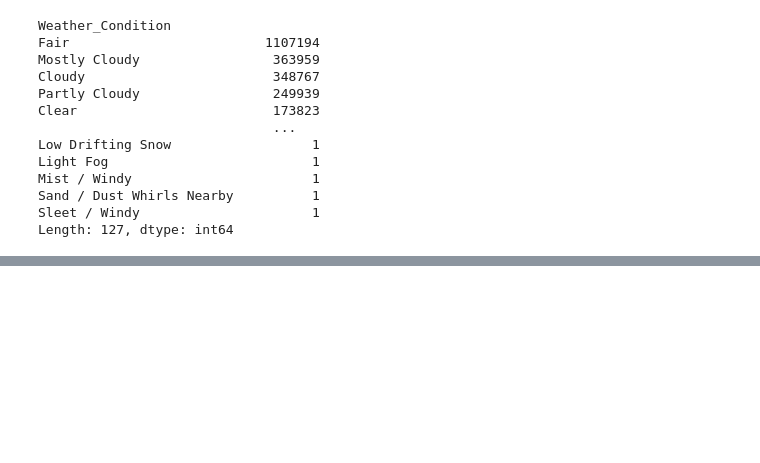
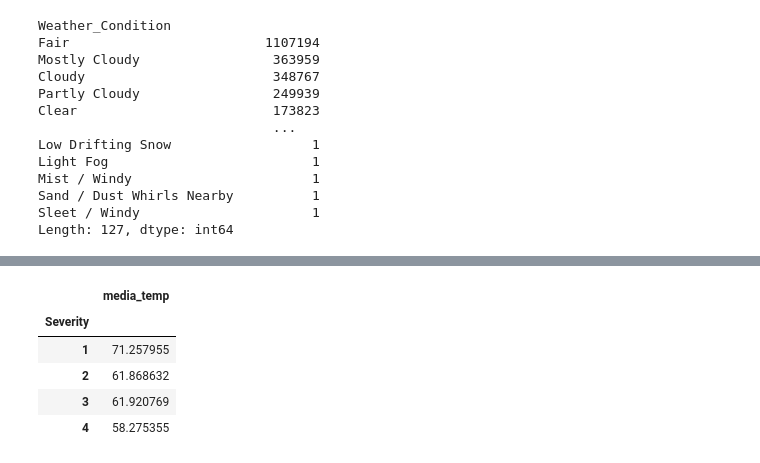
Before and after one commit to williamsasaki/jubilant-robot, a Jupyter notebook: ml_acidentes_tcc.ipynb, the cells around one changed output, grey strips where cells are left out. Saved outputs shown, nothing was run; the diff lists cells and outputs as text; code cells hidden in the pictures; blank space fills up the shorter version.

```diff
--- a/ml_acidentes_tcc.ipynb
+++ b/ml_acidentes_tcc.ipynb
@@ -142,0 +194,9 @@ TypeError: numpy boolean subtract, the `-` operator, is not supported, use the b
+# %%
+df.groupby('Severity').agg(media_temp=('Temperature(F)','mean'))
+# %% [output]
+|  | media_temp |
+| Severity |  |
+| 1 | 71.257955 |
+| 2 | 61.868632 |
+| 3 | 61.920769 |
+| 4 | 58.275355 |
```
Also changed, not shown: parts of 13 cells of this notebook.
